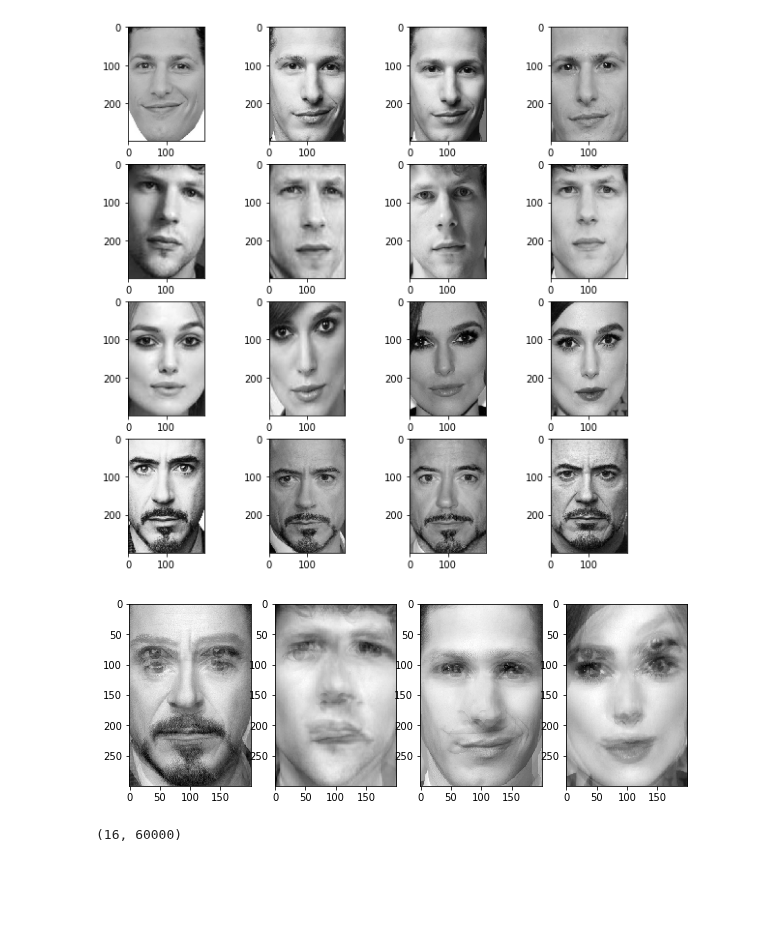
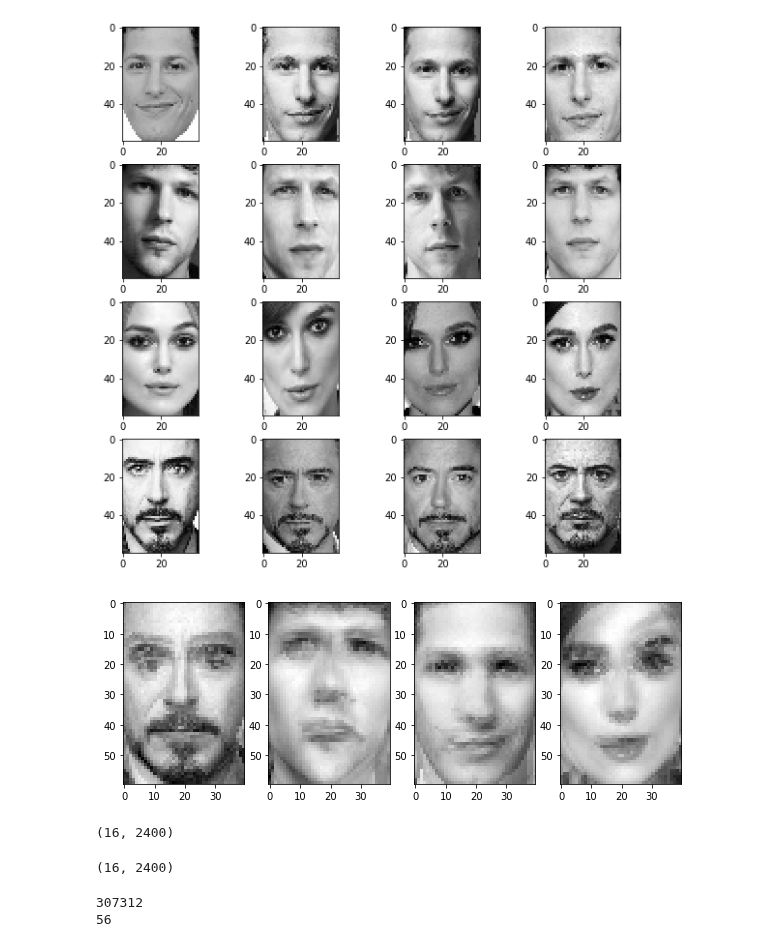
Before and after one commit to B33Boy/Data-Driven-Algorithms-Collection, a Jupyter notebook: Principal Component Analysis/Eigenface.ipynb, the cells around one changed output. Cells and saved outputs as stored; diff of their text form; code cells hidden in the pictures; blank space fills up the shorter version.

```diff
--- a/Principal Component Analysis/Eigenface.ipynb
+++ b/Principal Component Analysis/Eigenface.ipynb
@@ -8,32 +8,32 @@ import os
 # %%
 ax, fig = plt.subplots(4, 4, figsize=(10,10))
 
 # Quick helper function to scale images to a uniform length in grayscale
 def preprocess_face(img):
     temp = cv2.imread(img)
     temp = cv2.cvtColor(temp, cv2.COLOR_BGR2GRAY)
-    temp = cv2.resize(temp, (200,300))
+    temp = cv2.resize(temp, (40,60))
     return cv2.normalize(temp.astype('float'), None, 0.0, 1.0, cv2.NORM_MINMAX)
 
 img_list = []
 
 for file in glob.glob('eigenface_images/*.jpg'):
     img_list.append(preprocess_face(file))
 
 r = 0
 c = 0
 
 for img in img_list:
     fig[c,r].imshow(img, cmap="gray")
 
     # Controls plotting order
     if(r<3):
         r+=1
     else:
         r=0
         c+=1
 # %% [output]
-[figure, old version]
+[figure, new version]
 # %%
 # Lets get the average faces for each
 avg_asb = (img_list[0] + img_list[1] + img_list[2] + img_list[3])/4
@@ -48,7 +48,7 @@ fig[2].imshow(avg_asb, cmap="gray")
 fig[3].imshow(avg_kn, cmap="gray")
 plt.show()
 # %% [output]
-[figure, old version]
+[figure, new version]
 # %%
 # Make array of unrolled images
 A = []
@@ -59,7 +59,12 @@ for img in img_list:
 A = np.array(A)
 A.shape
 # %% [output]
-(16, 60000)
+(16, 2400)
+# %%
+A = A - np.mean(A)
+A.shape
+# %% [output]
+(16, 2400)
 # %%
 # r = rdj_1.flatten()
 # r.shape
@@ -68,0 +79,6 @@ A.shape
+# %%
+print(sys.getsizeof(A))
+print(sys.getsizeof(sA))
+# %% [output]
+307312
+56
```
Also changed, not shown: parts of 11 cells of this notebook.
